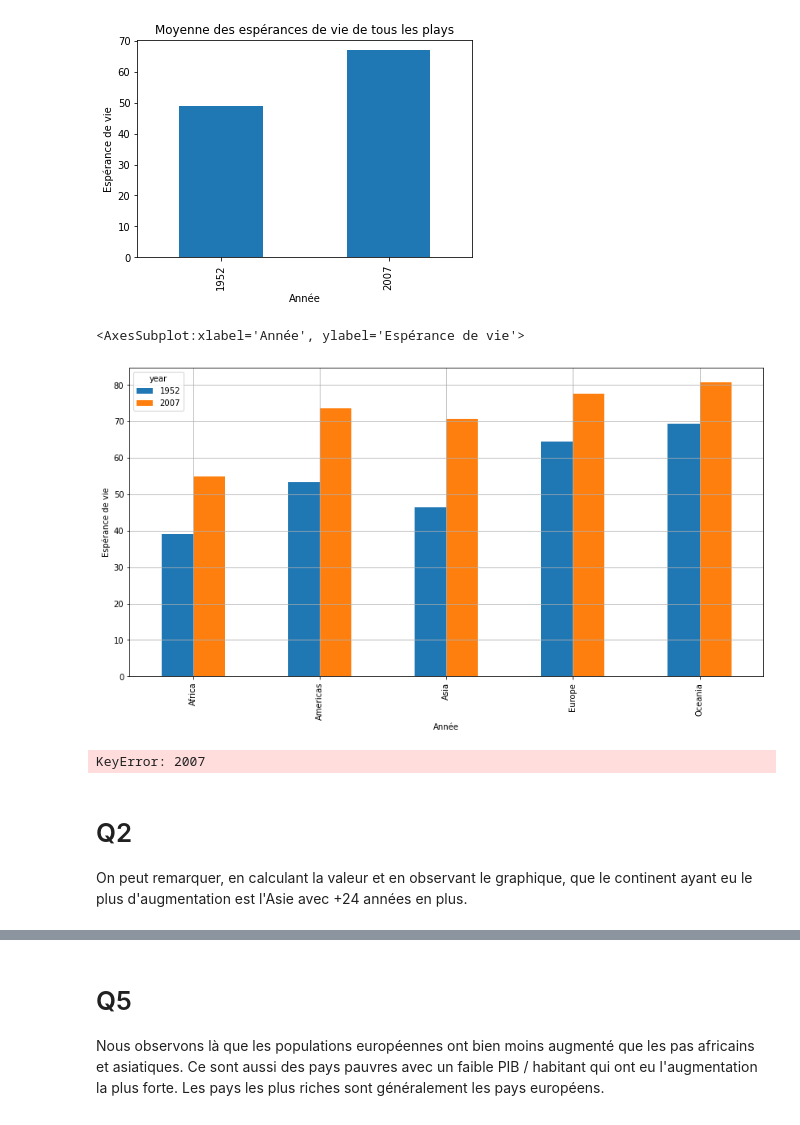
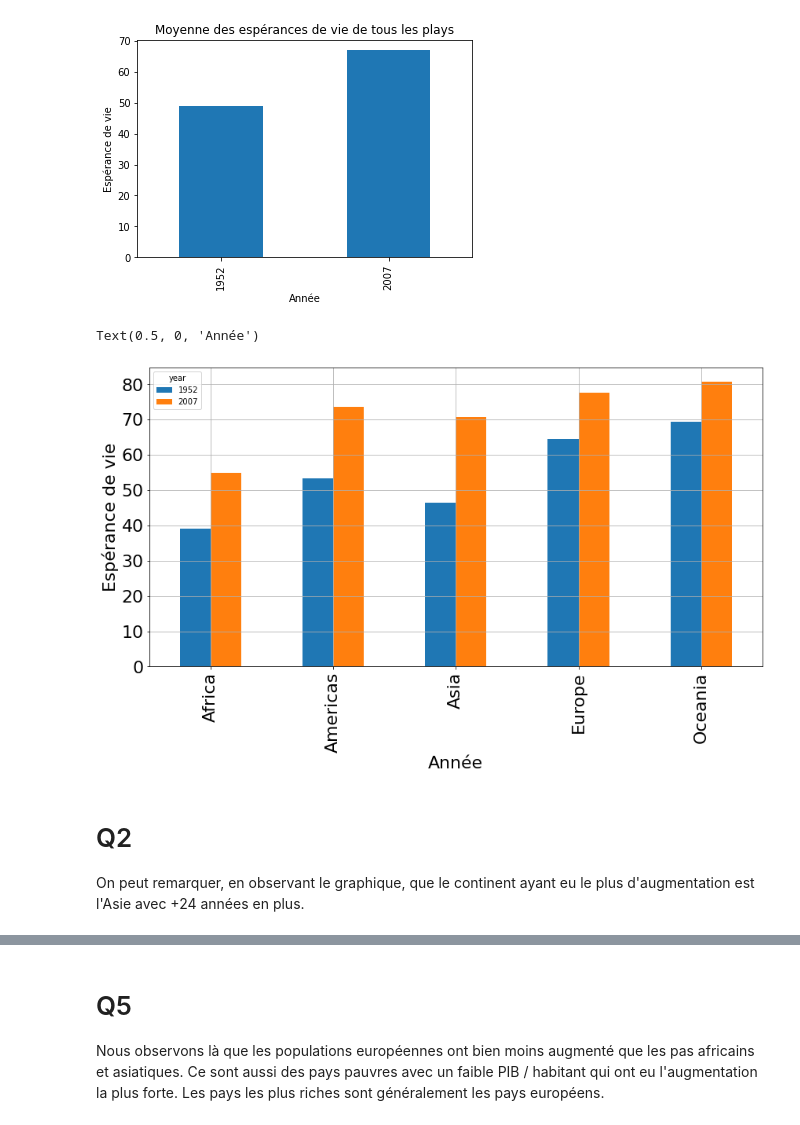
Before and after one commit to KevinFerati/LaboISD, a Jupyter notebook: 3 - Panda, EDA/gapminder.ipynb, the cells around one changed output, grey strips where cells are left out. Saved outputs shown, nothing was run; the diff lists cells and outputs as text; code cells hidden in the pictures.

```diff
--- a/3 - Panda, EDA/gapminder.ipynb
+++ b/3 - Panda, EDA/gapminder.ipynb
@@ -107,24 +107,21 @@ gm.groupby(['year']).describe()['lifeExp']["mean"].loc[year].plot.bar(xlabel = "
 # %%
 condition = gm["year"].isin(year)
 filteredData = gm[condition]
 description = filteredData.groupby(["continent", 'year']).describe()
 lifeExpMeansPerContinent =  description["lifeExp"]["mean"]
 unstacked = lifeExpMeansPerContinent.unstack(level=1)
 
-unstacked.plot.bar(grid = True, xlabel = "Année", ylabel = "Espérance de vie", figsize=(14, 7))
+fontsize = 22
+
+bar = unstacked.plot.bar(grid = True, fontsize=fontsize, figsize=(14, 7))
+bar.set_ylabel("Espérance de vie", fontsize=fontsize)
+bar.set_xlabel("Année", fontsize=fontsize)
 # %% [output]
-<AxesSubplot:xlabel='Année', ylabel='Espérance de vie'>
+Text(0.5, 0, 'Année')
-[figure, old version]
+[figure, new version]
-# %%
-# Q2
-meansDifference = unstacked.loc[2007] - unstacked.loc[1952]
-print("Continent avec le plus d'augmentation absolu")
-display(meansDifference.idxmax(), meansDifference.max())
-# %% [output]
-KeyError: 2007
 # %% [markdown]
 # Q2
 
-On peut remarquer, en calculant la valeur et en observant le graphique, que le continent ayant eu le plus d'augmentation est l'Asie avec +24 années en plus.
+On peut remarquer, en observant le graphique, que le continent ayant eu le plus d'augmentation est l'Asie avec +24 années en plus.
 # %%
 # 8
```
Also changed, not shown: parts of 6 cells of this notebook.
